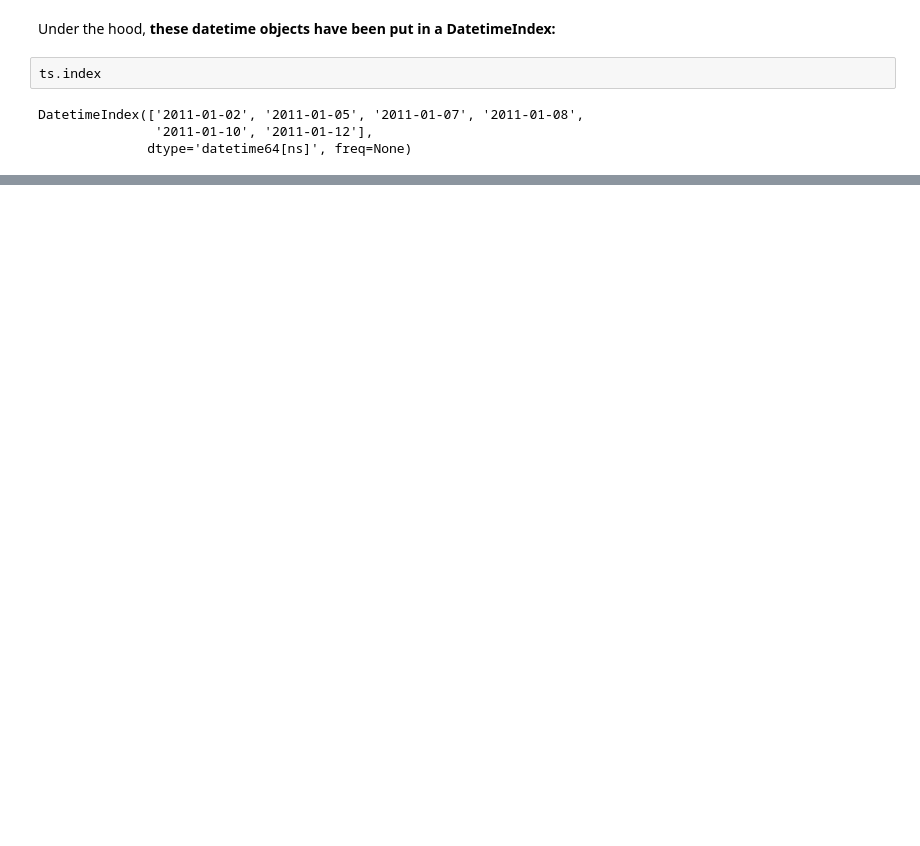
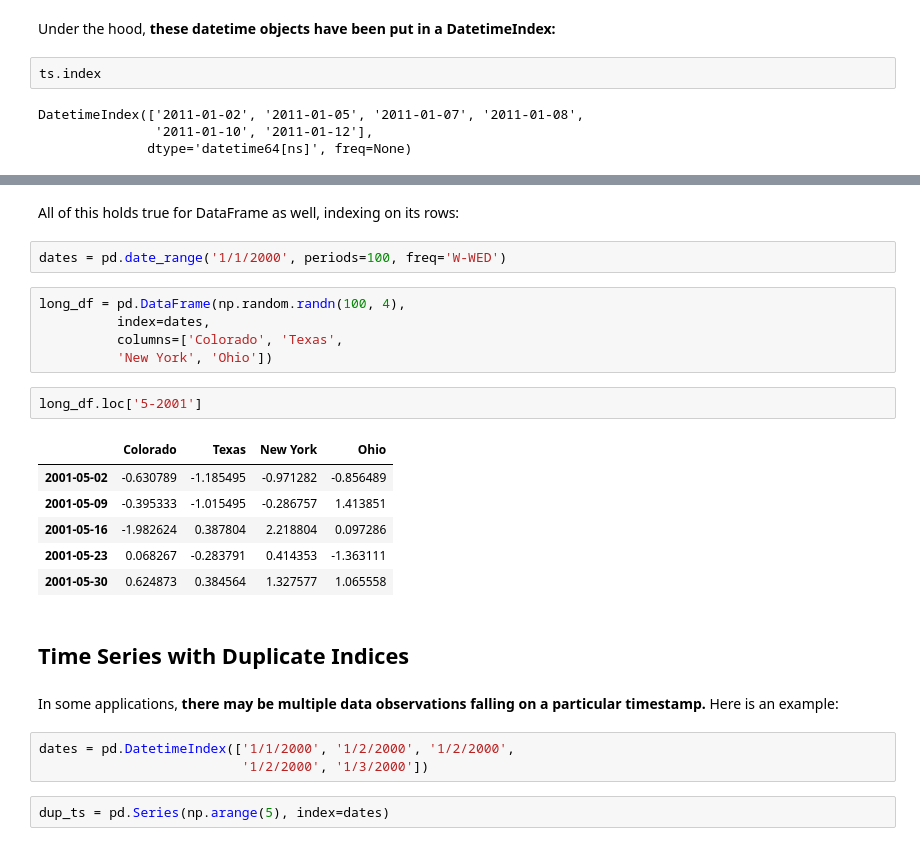
Before and after one commit to lucaslokchan/data-analysis, a Jupyter notebook: Python for Data Analysis/11_Time_Series.ipynb, the cells around one changed output, grey strips where cells are left out. Cells and saved outputs as stored; diff of their text form; blank space fills up the shorter version.

```diff
--- a/Python for Data Analysis/11_Time_Series.ipynb
+++ b/Python for Data Analysis/11_Time_Series.ipynb
@@ -188,0 +332,27 @@ DatetimeIndex(['2011-01-02', '2011-01-05', '2011-01-07', '2011-01-08',
+# %% [markdown]
+All of this holds true for DataFrame as well, indexing on its rows:
+# %%
+dates = pd.date_range('1/1/2000', periods=100, freq='W-WED')
+# %%
+long_df = pd.DataFrame(np.random.randn(100, 4),
+          index=dates,
+          columns=['Colorado', 'Texas',
+          'New York', 'Ohio'])
+# %%
+long_df.loc['5-2001']
+# %% [output]
+|  | Colorado | Texas | New York | Ohio |
+| 2001-05-02 | -0.630789 | -1.185495 | -0.971282 | -0.856489 |
+| 2001-05-09 | -0.395333 | -1.015495 | -0.286757 | 1.413851 |
+| 2001-05-16 | -1.982624 | 0.387804 | 2.218804 | 0.097286 |
+| 2001-05-23 | 0.068267 | -0.283791 | 0.414353 | -1.363111 |
+| 2001-05-30 | 0.624873 | 0.384564 | 1.327577 | 1.065558 |
+# %% [markdown]
+## Time Series with Duplicate Indices
+# %% [markdown]
+In some applications, **there may be multiple data observations falling on a particular timestamp.** Here is an example:
+# %%
+dates = pd.DatetimeIndex(['1/1/2000', '1/2/2000', '1/2/2000',
+                          '1/2/2000', '1/3/2000'])
+# %%
+dup_ts = pd.Series(np.arange(5), index=dates)
```
Also changed, not shown: parts of 98 cells of this notebook.
